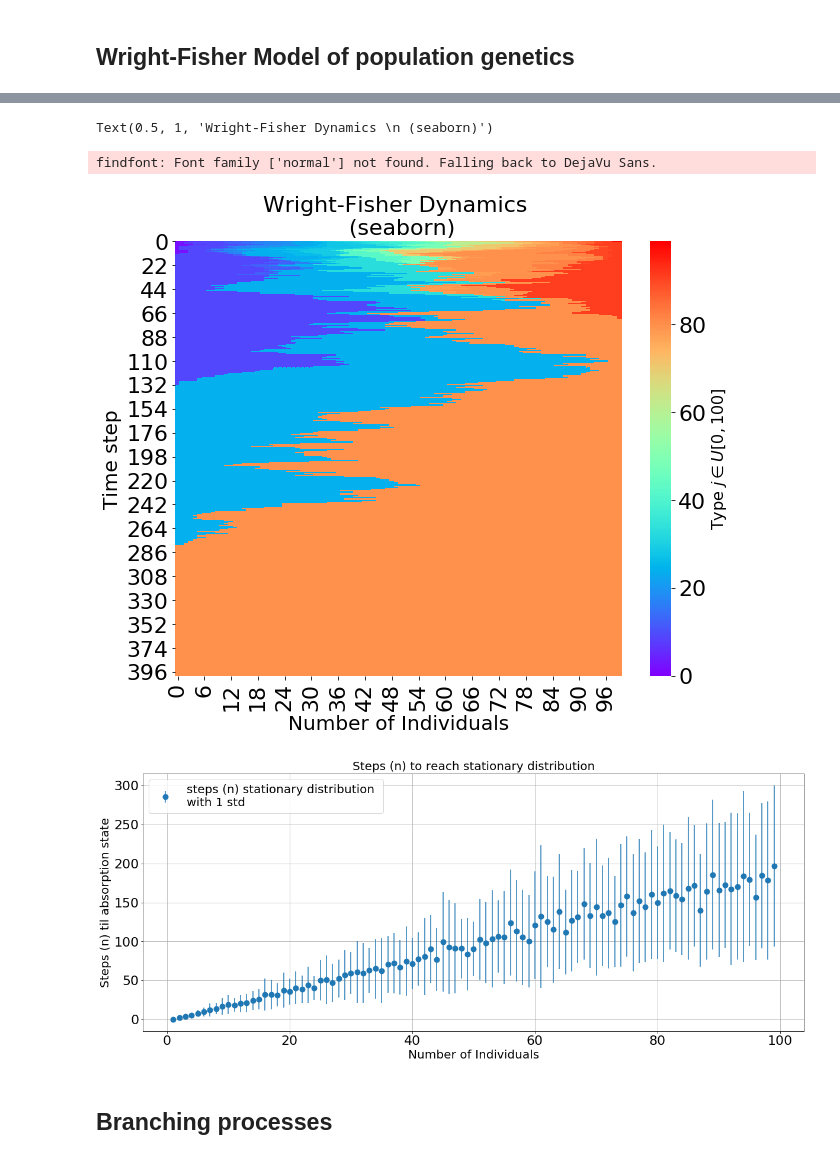
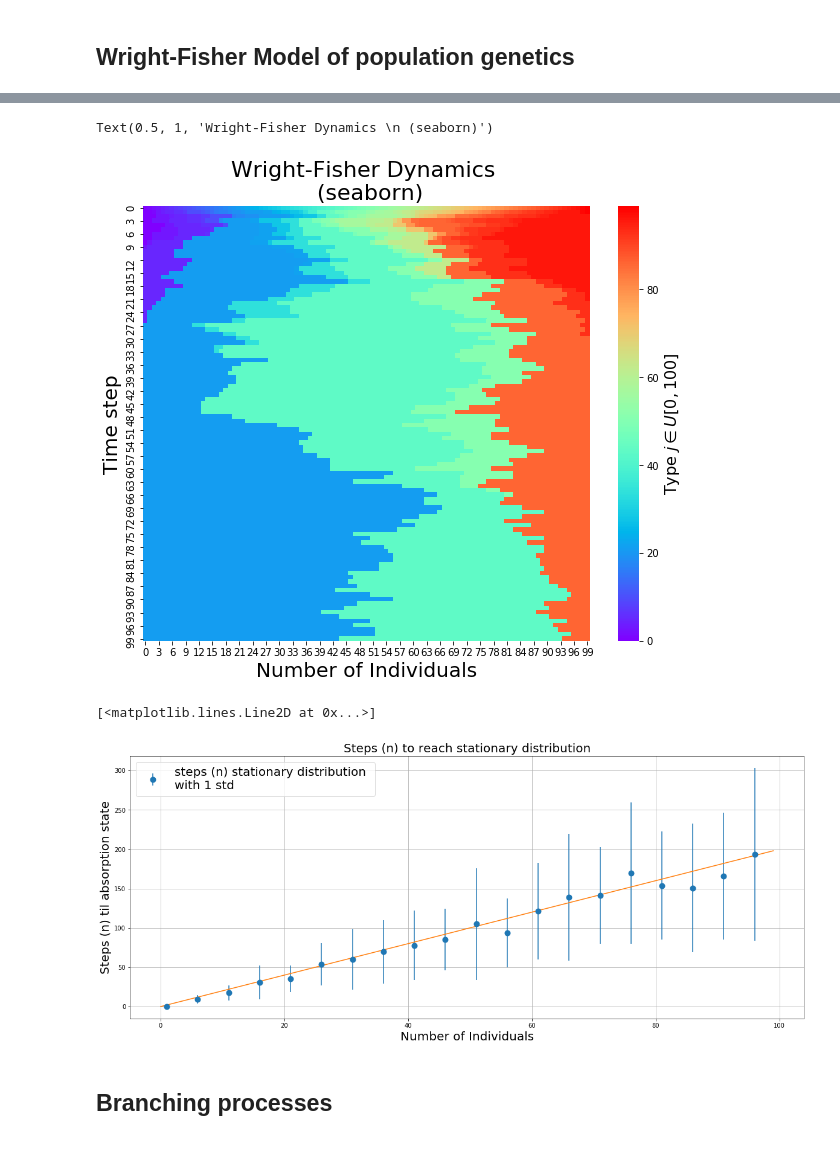
Before and after one commit to sgrosskinsky/NB4012_2020, a Jupyter notebook: Support Class 2.ipynb, the cells around one changed output, grey strips where cells are left out. Cells and saved outputs as stored; diff of their text form; code cells hidden in the pictures.

```diff
--- a/Support Class 2.ipynb
+++ b/Support Class 2.ipynb
@@ -19,7 +19,7 @@ $X_{t+1}(i) = X_t(j)$
 
 You can use `plt.pcolor(X)` or `sns.heatmap` to plot the dynamics in a simple heatmap
 # %%
-max_time = 400
+max_time = 200
 L = 100
 
 X = np.zeros(shape = (max_time, L)) #matrix, each row is new generation
@@ -50,8 +49,7 @@ plt.xlabel('Number of Individuals', fontsize = 20)
 plt.title('Wright-Fisher Dynamics \n (seaborn)', fontsize = 22)
 # %% [output]
 Text(0.5, 1, 'Wright-Fisher Dynamics \n (seaborn)')
-findfont: Font family ['normal'] not found. Falling back to DejaVu Sans.
-[figure, old version]
+[figure, new version]
 # %%
 def am_done(v):
     '''Return true if all elements of v the same. Else false.'''
@@ -61,7 +59,7 @@ def am_done(v):
     else:
         return True
 # %%
-array_L = np.arange(1,L)
+array_L = np.arange(1,L,5)
 max_time = 500
 repeat = 50
 M = np.zeros((len(array_L), repeat))
@@ -89,14 +87,19 @@ deviation = np.std(M, axis = 1)
 # %%
 plt.figure(figsize = (20,8))
 plt.ylabel(r'Steps (n) til absorption state', fontsize = 20)
 plt.xlabel(r'Number of Individuals', fontsize = 20)
 plt.title(r'Steps (n) to reach stationary distribution', fontsize = 20)
 
 plt.errorbar(array_L, average, yerr = deviation, fmt = 'o', mew = 4, label = 'steps (n) stationary distribution \nwith 1 std')
 plt.legend(loc='upper left', fontsize = 20)
 plt.grid()
+
+x = np.arange(0,100,1)
+f = 2*x
+plt.plot(x,f)
 # %% [output]
+[<matplotlib.lines.Line2D at 0x...>]
-[figure, old version]
+[figure, new version]
 # %% [markdown]
 ## Branching processes
 # %% [markdown]
```
Also changed, not shown: parts of 10 cells of this notebook, 1 other file.
